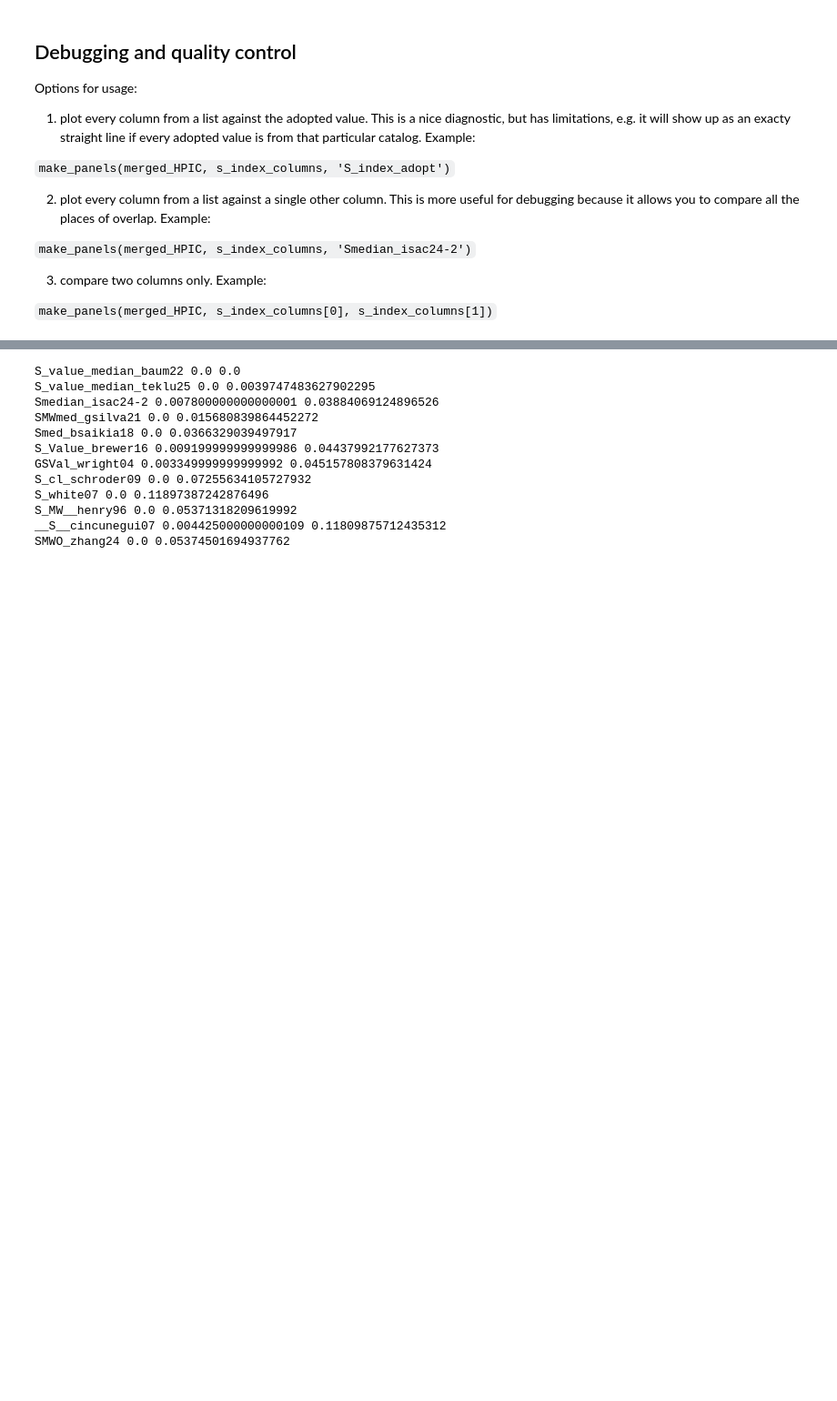
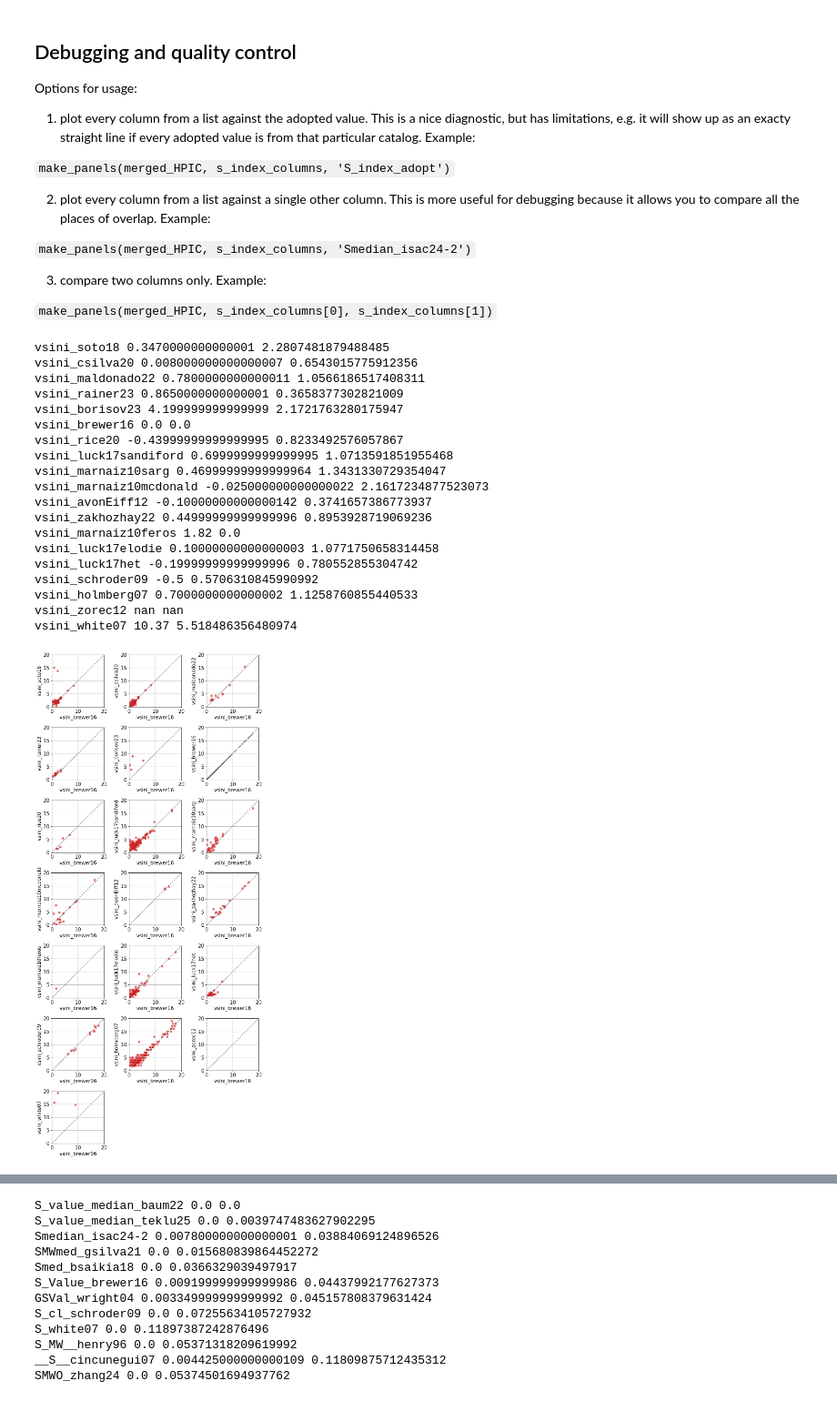
Before and after one commit to ernewton/TSS_ARC, a Jupyter notebook: TSS Activity and Rotation Catalog/Verification.ipynb, the cells around one changed output, grey strips where cells are left out. Shown at 91% size. Cells and saved outputs as stored; diff of their text form; code cells hidden in the pictures; blank space fills up the shorter version.

````diff
--- a/TSS Activity and Rotation Catalog/Verification.ipynb
+++ b/TSS Activity and Rotation Catalog/Verification.ipynb
@@ -176,6 +177,29 @@ Options for usage:
 3) compare two columns only. Example:
 
 ```make_panels(merged_HPIC, s_index_columns[0], s_index_columns[1])```
+# %%
+fig, axs = make_panels(merged_HPIC,  vsini_columns, 'vsini_brewer16', lim=(0,20))
+# %% [output]
+vsini_soto18 0.3470000000000001 2.2807481879488485
+vsini_csilva20 0.008000000000000007 0.6543015775912356
+vsini_maldonado22 0.7800000000000011 1.0566186517408311
+vsini_rainer23 0.8650000000000001 0.3658377302821009
+vsini_borisov23 4.199999999999999 2.1721763280175947
+vsini_brewer16 0.0 0.0
+vsini_rice20 -0.43999999999999995 0.8233492576057867
+vsini_luck17sandiford 0.6999999999999995 1.0713591851955468
+vsini_marnaiz10sarg 0.46999999999999964 1.3431330729354047
+vsini_marnaiz10mcdonald -0.025000000000000022 2.1617234877523073
+vsini_avonEiff12 -0.10000000000000142 0.3741657386773937
+vsini_zakhozhay22 0.44999999999999996 0.8953928719069236
+vsini_marnaiz10feros 1.82 0.0
+vsini_luck17elodie 0.10000000000000003 1.0771750658314458
+vsini_luck17het -0.19999999999999996 0.780552855304742
+vsini_schroder09 -0.5 0.5706310845990992
+vsini_holmberg07 0.7000000000000002 1.1258760855440533
+vsini_zorec12 nan nan
+vsini_white07 10.37 5.518486356480974
+[figure, added]
 # %%
 import matplotlib as mpl
 mpl.rcParams['font.size'] = 15
````
Also changed, not shown: parts of 4 cells of this notebook, 13 other files.
